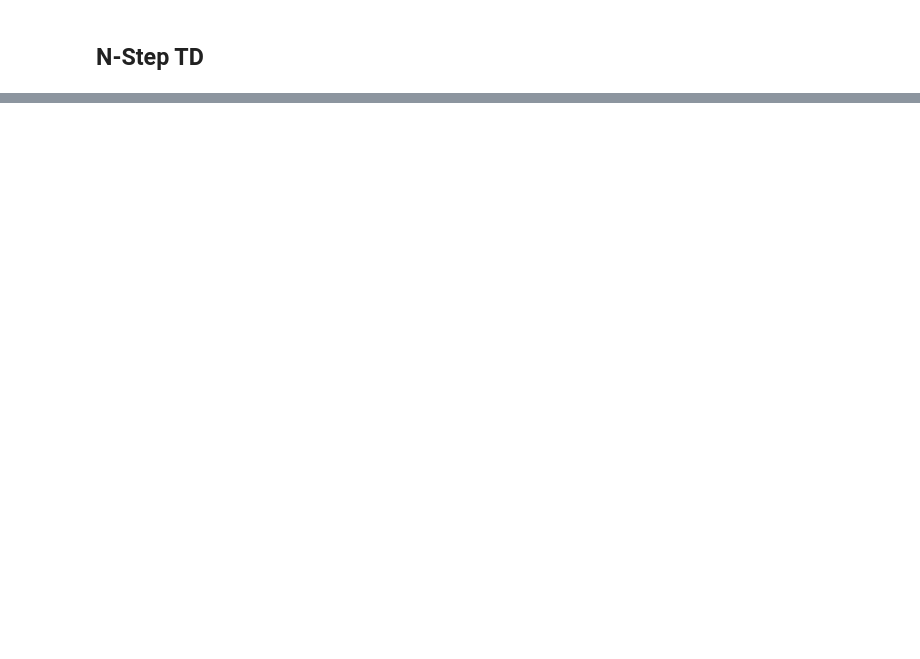
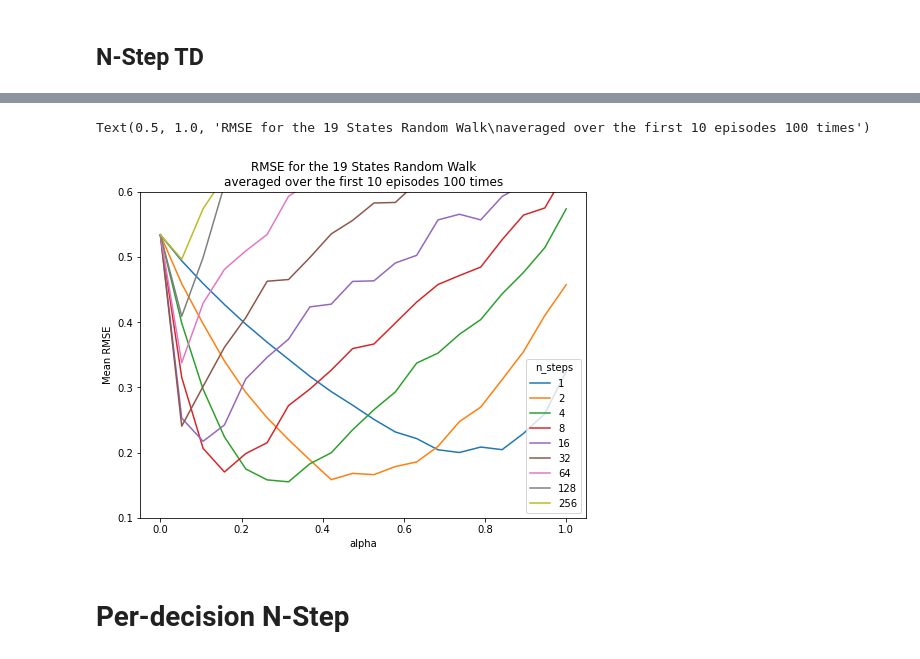
Before and after one commit to jaumpedro214/reinforcement-learning-projects, a Jupyter notebook: examples/Testing_TD_Learning.ipynb, the cells around one changed output, grey strips where cells are left out. Cells and saved outputs as stored; diff of their text form; code cells hidden in the pictures; blank space fills up the shorter version.

```diff
--- a/examples/Testing_TD_Learning.ipynb
+++ b/examples/Testing_TD_Learning.ipynb
@@ -37,22 +26,0 @@ true_state_values
-# %%
-%%time
-alpha_values = np.linspace(0.1, 1, 20)
-interfaces = [ TabularInterface( alpha=alpha, alpha_decay="constant" )
-               for alpha in alpha_values
-             ]
-mean_rmse_erros = []
-
-for interface in interfaces:
-
-  mse_errors = []
-  for repetition in range(100):
-    agent = NStepSarsa( env_interface=interface, episodes=1, n_steps=10 )
-    mse_episode_errors = []
-    for episode in range(10):
-      agent.fit(envrioment)
-      mse_error = mean_squared_error(true_state_values, agent.env_interface.state_value)
-      mse_episode_errors.append( mse_error )
-
-    mse_errors.append( np.mean(mse_episode_errors) )
-
-  mean_rmse_erros.append( np.sqrt( np.mean(mse_errors) ) )
@@ -66,0 +74,19 @@ plt.plot( alpha_values, mean_rmse_erros )
+# %%
+results_df = pd.DataFrame(results)
+results_df['n_steps'] = results_df['n_steps'].astype(str)
+
+fig, ax = plt.subplots( figsize=(8,6) )
+sns.lineplot(
+             data=results_df,
+             x='alpha', y='Mean RMSE',
+             hue='n_steps',
+             ax=ax
+            )
+
+ax.set_ylim( [0.1, 0.6] )
+ax.set_title("RMSE for the 19 States Random Walk\naveraged over the first 10 episodes 100 times")
+# %% [output]
+Text(0.5, 1.0, 'RMSE for the 19 States Random Walk\naveraged over the first 10 episodes 100 times')
+[figure, added]
+# %% [markdown]
+# Per-decision N-Step
```
Also changed, not shown: parts of 10 cells of this notebook, 9 other files.
